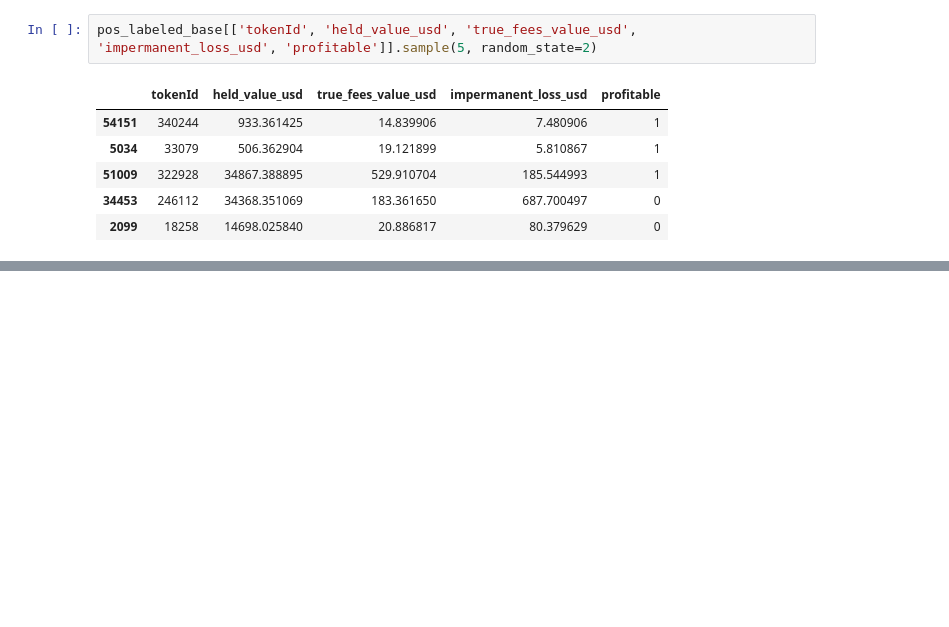
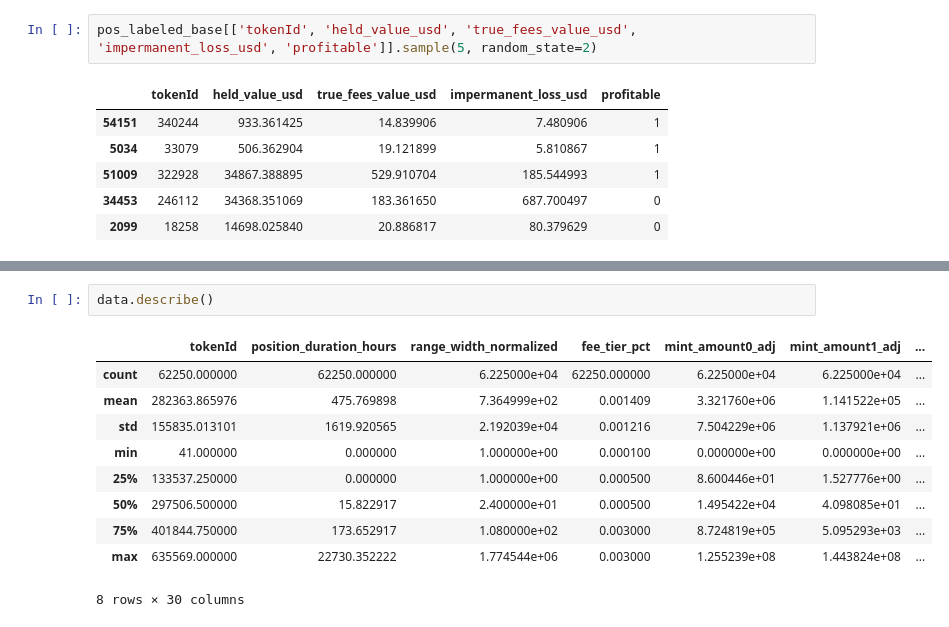
Before and after one commit to nisarg-m-shah/Research-Project-1, a Jupyter notebook: test.ipynb, the cells around one changed output, grey strips where cells are left out. Saved outputs shown, nothing was run; the diff lists cells and outputs as text; blank space fills up the shorter version.

```diff
--- a/test.ipynb
+++ b/test.ipynb
@@ -1330,0 +1739,13 @@ pos_labeled_base[['tokenId', 'held_value_usd', 'true_fees_value_usd', 'impermane
+# %%
+data.describe()
+# %% [output]
+|  | tokenId | position_duration_hours | range_width_normalized | fee_tier_pct | mint_amount0_adj | mint_amount1_adj | ... |
+| count | 62250.000000 | 62250.000000 | 6.225000e+04 | 62250.000000 | 6.225000e+04 | 6.225000e+04 | ... |
+| mean | 282363.865976 | 475.769898 | 7.364999e+02 | 0.001409 | 3.321760e+06 | 1.141522e+05 | ... |
+| std | 155835.013101 | 1619.920565 | 2.192039e+04 | 0.001216 | 7.504229e+06 | 1.137921e+06 | ... |
+| min | 41.000000 | 0.000000 | 1.000000e+00 | 0.000100 | 0.000000e+00 | 0.000000e+00 | ... |
+| 25% | 133537.250000 | 0.000000 | 1.000000e+00 | 0.000500 | 8.600446e+01 | 1.527776e+00 | ... |
+| 50% | 297506.500000 | 15.822917 | 2.400000e+01 | 0.000500 | 1.495422e+04 | 4.098085e+01 | ... |
+| 75% | 401844.750000 | 173.652917 | 1.080000e+02 | 0.003000 | 8.724819e+05 | 5.095293e+03 | ... |
+| max | 635569.000000 | 22730.352222 | 1.774544e+06 | 0.003000 | 1.255239e+08 | 1.443824e+08 | ... |
+8 rows × 30 columns
```
Also changed, not shown: parts of 14 cells of this notebook, 13 other files.
